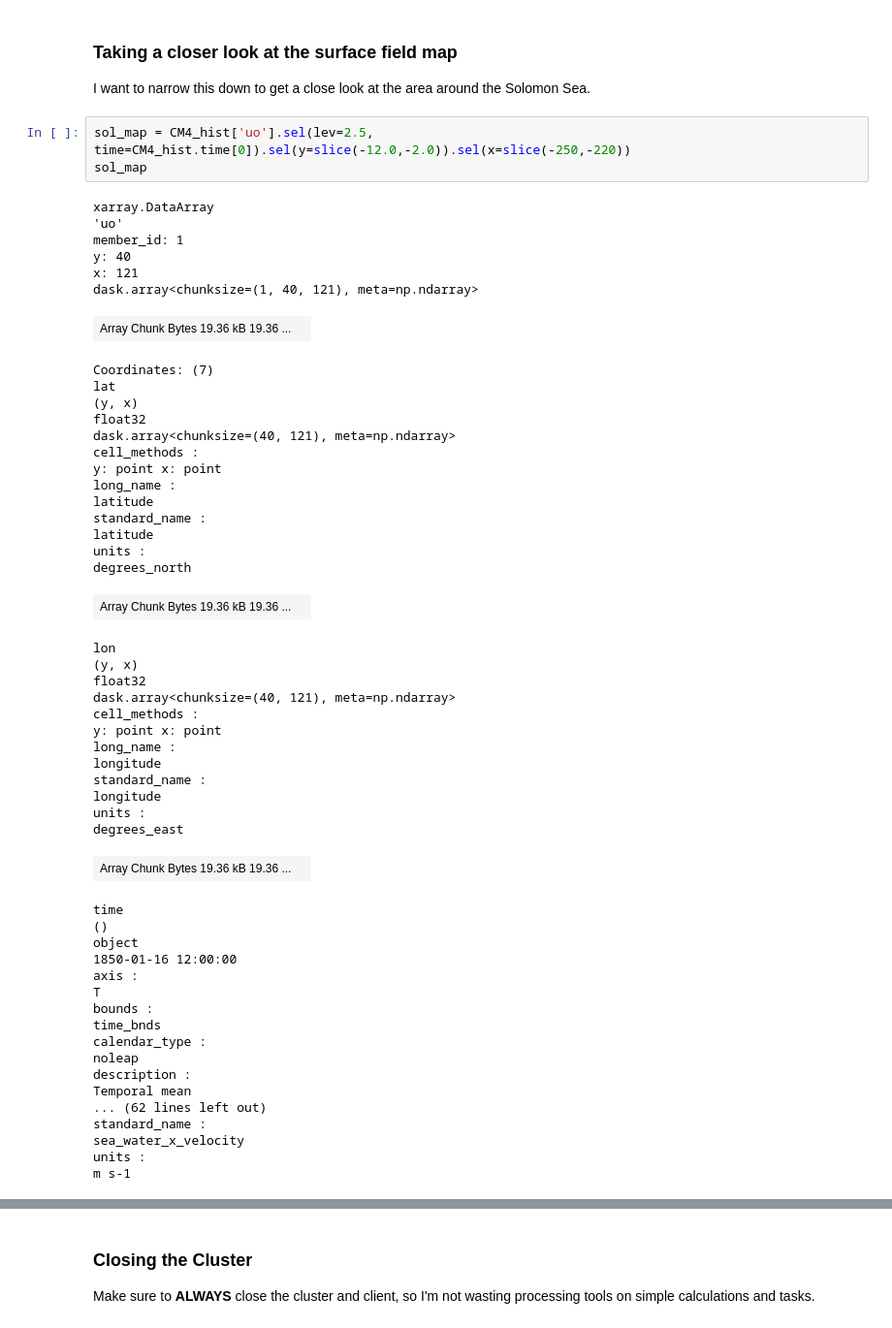
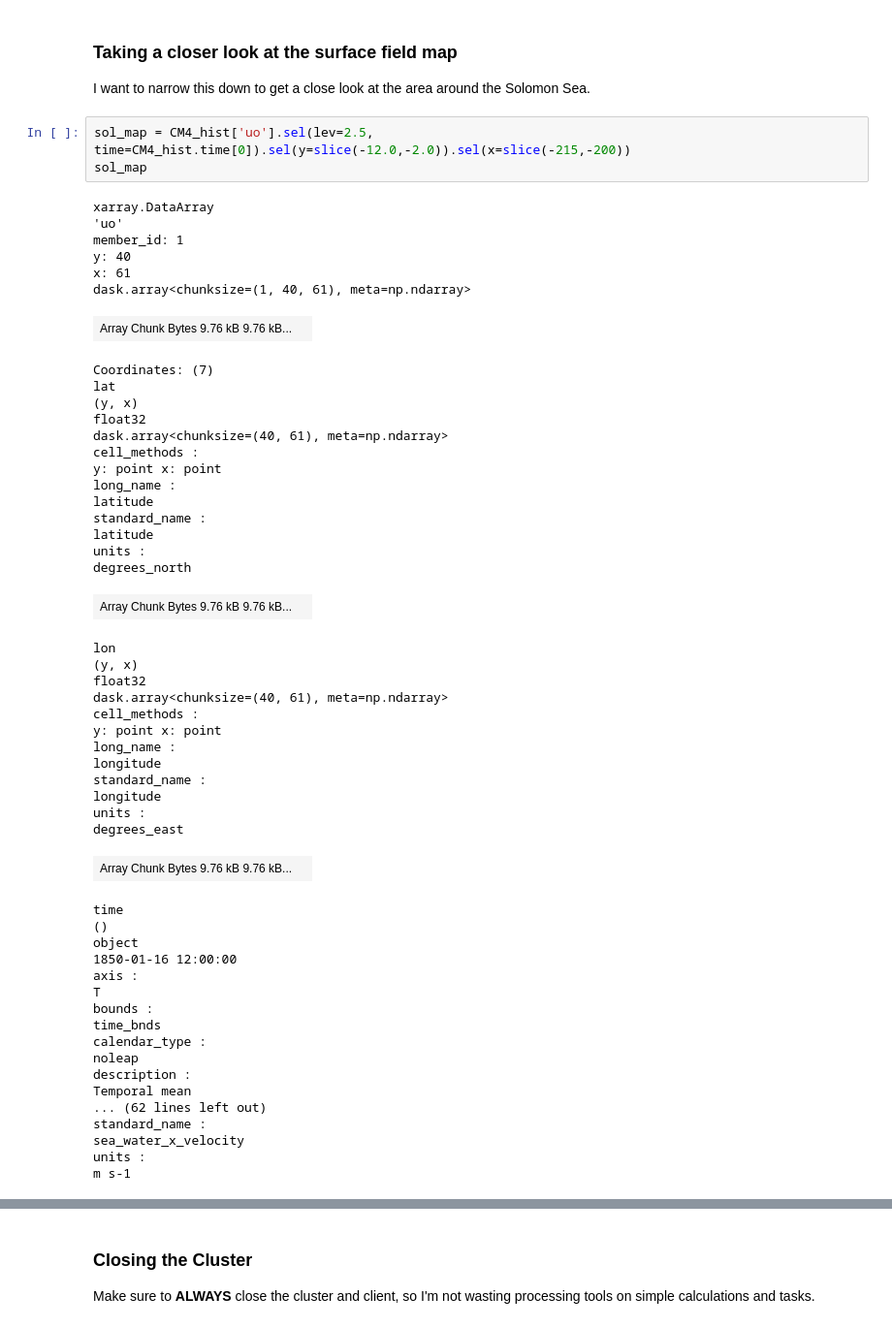
Before and after one commit to disandroa/Example-Notebooks, a Jupyter notebook: Initial Calculations/cm4_vo_plot.ipynb, the cells around one changed output, grey strips where cells are left out. Shown at 97% size. Cells and saved outputs as stored; diff of their text form.

```diff
--- a/Initial Calculations/cm4_vo_plot.ipynb
+++ b/Initial Calculations/cm4_vo_plot.ipynb
@@ -216,21 +217,21 @@ surf_map.plot()
 ### Taking a closer look at the surface field map
 I want to narrow this down to get a close look at the area around the Solomon Sea.
 # %%
-sol_map = CM4_hist['uo'].sel(lev=2.5, time=CM4_hist.time[0]).sel(y=slice(-12.0,-2.0)).sel(x=slice(-250,-220))
+sol_map = CM4_hist['uo'].sel(lev=2.5, time=CM4_hist.time[0]).sel(y=slice(-12.0,-2.0)).sel(x=slice(-215,-200))
 sol_map
 # %% [output]
 xarray.DataArray
 'uo'
 member_id: 1
 y: 40
-x: 121
-dask.array<chunksize=(1, 40, 121), meta=np.ndarray>
+x: 61
+dask.array<chunksize=(1, 40, 61), meta=np.ndarray>
-| Array Chunk Bytes 19.36 kB 19.36 ... |  |
+| Array Chunk Bytes 9.76 kB 9.76 kB... |  |
 Coordinates: (7)
 lat
 (y, x)
 float32
-dask.array<chunksize=(40, 121), meta=np.ndarray>
+dask.array<chunksize=(40, 61), meta=np.ndarray>
 cell_methods :
 y: point x: point
 long_name :
@@ -239,11 +240,11 @@ standard_name :
 latitude
 units :
 degrees_north
-| Array Chunk Bytes 19.36 kB 19.36 ... |  |
+| Array Chunk Bytes 9.76 kB 9.76 kB... |  |
 lon
 (y, x)
 float32
-dask.array<chunksize=(40, 121), meta=np.ndarray>
+dask.array<chunksize=(40, 61), meta=np.ndarray>
 cell_methods :
 y: point x: point
 long_name :
@@ -252,7 +253,7 @@ standard_name :
 longitude
 units :
 degrees_east
-| Array Chunk Bytes 19.36 kB 19.36 ... |  |
+| Array Chunk Bytes 9.76 kB 9.76 kB... |  |
 time
 ()
 object
```
Also changed, not shown: parts of 8 cells of this notebook.
